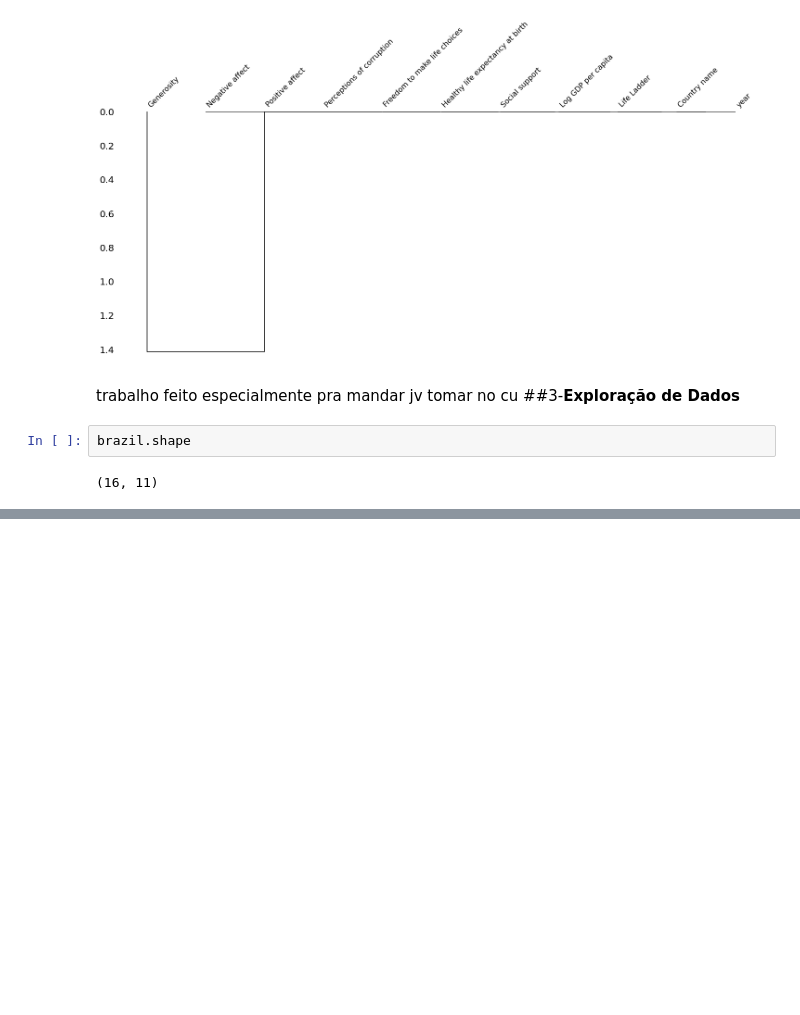
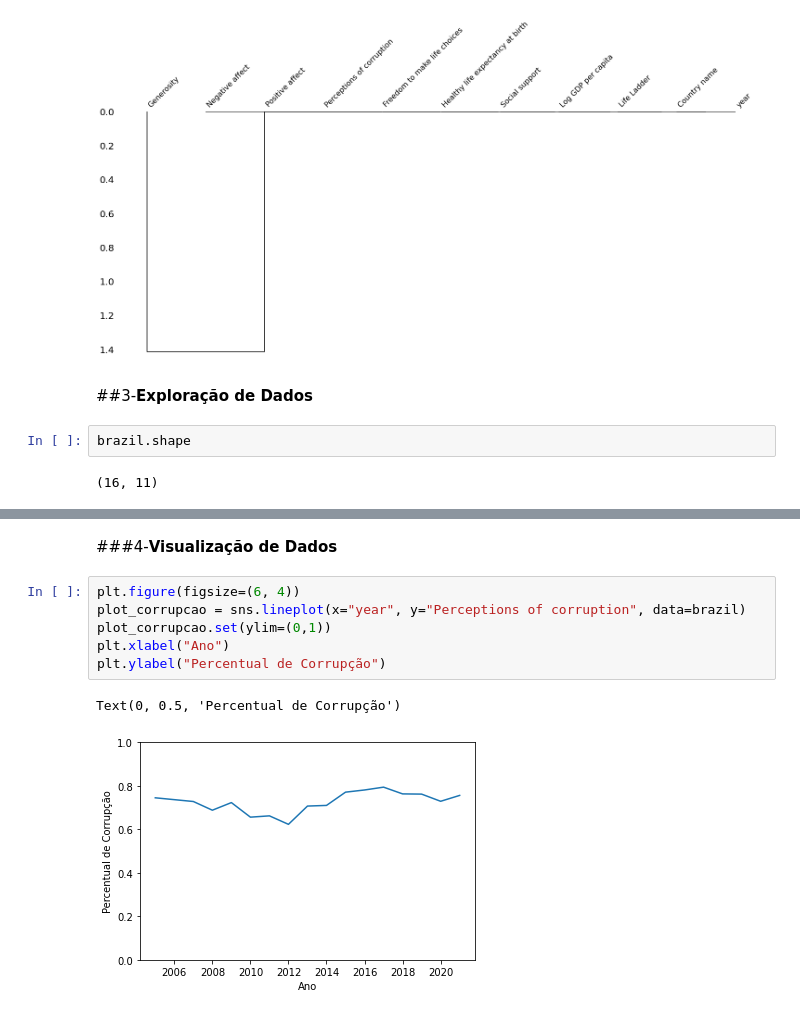
Before and after one commit to IMDPythonists/Collab-WHR, a Jupyter notebook: Teamworking_Integra.ipynb, the cells around one changed output, grey strips where cells are left out. Cells and saved outputs as stored; diff of their text form; blank space fills up the shorter version.

Commit message:
feito: adicionar visualização de dados

```diff
--- a/Teamworking_Integra.ipynb
+++ b/Teamworking_Integra.ipynb
@@ -70,9 +71,8 @@ msno.dendrogram(brazil)
 # %% [output]
 <matplotlib.axes._subplots.AxesSubplot at 0x...>
 [figure]
-# %% [markdown]
-trabalho feito especialmente pra mandar jv tomar no cu
-##3-**Exploração de Dados**
+# %% [markdown]
+##3-**Exploração de Dados**
 # %%
 brazil.shape
 # %% [output]
@@ -91,3 +91,14 @@ brazil.corr()
 | Perceptions of corruption | 0.468489 | -0.573191 | -0.336542 | -0.024541 | 0.470511 | -0.219810 | ... |
 | Positive affect | -0.882208 | 0.621874 | -0.105922 | 0.418205 | -0.866375 | 0.043927 | ... |
 | Negative affect | 0.699967 | -0.758841 | -0.172414 | -0.636877 | 0.665991 | 0.131491 | ... |
+# %% [markdown]
+###4-**Visualização de Dados**
+# %%
+plt.figure(figsize=(6, 4))
+plot_corrupcao = sns.lineplot(x="year", y="Perceptions of corruption", data=brazil)
+plot_corrupcao.set(ylim=(0,1))
+plt.xlabel("Ano")
+plt.ylabel("Percentual de Corrupção")
+# %% [output]
+Text(0, 0.5, 'Percentual de Corrupção')
+[figure, added]
```
Also changed, not shown: parts of 3 cells of this notebook.
